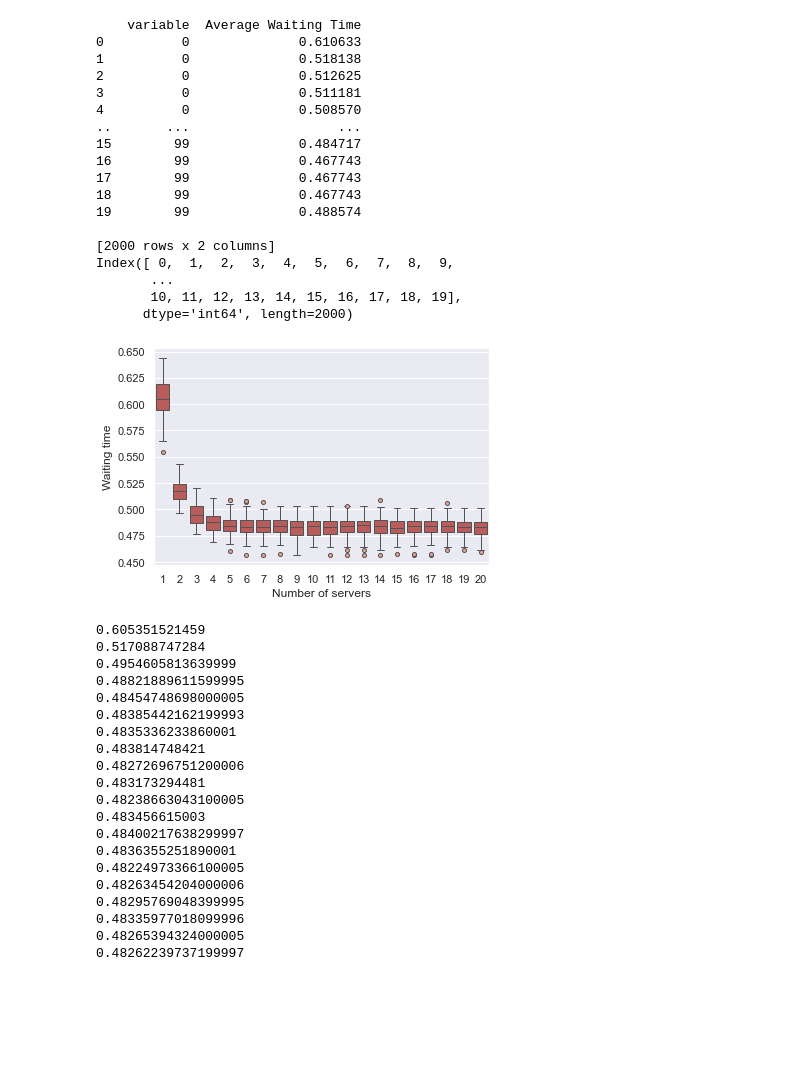
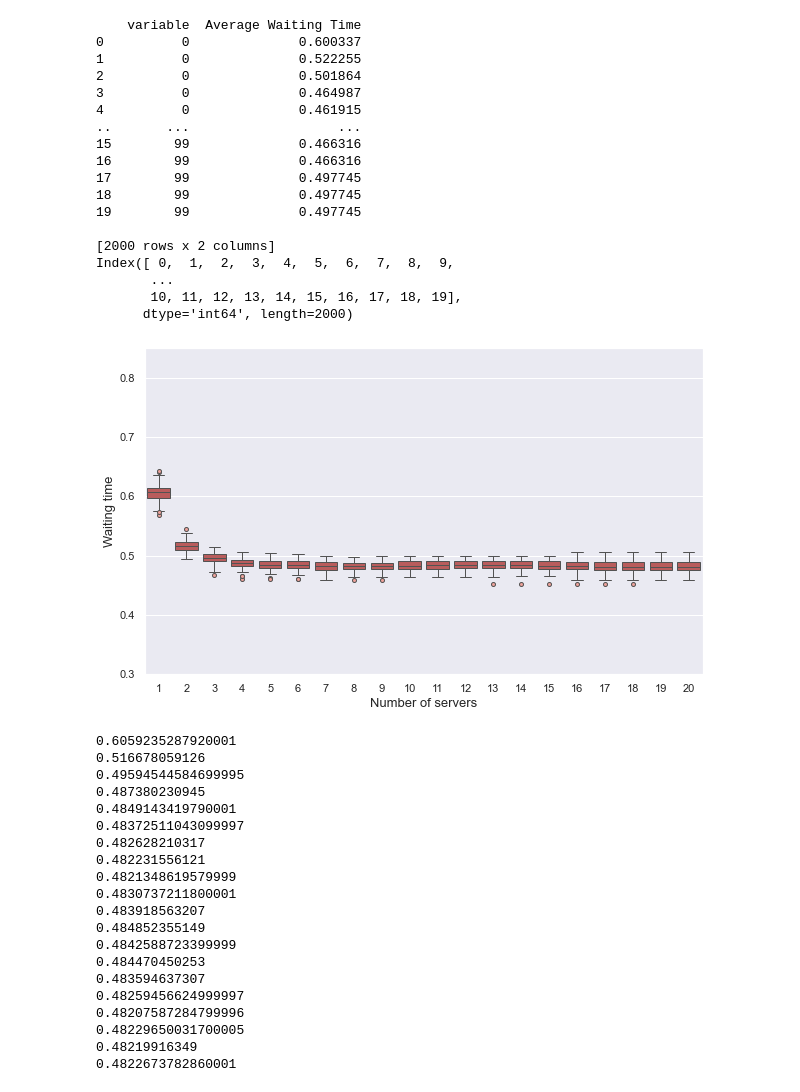
Before and after one commit to beavargas/Festivals-simulation-FYP, a Jupyter notebook: Visualization.ipynb, the cells around one changed output. Cells and saved outputs as stored; diff of their text form; code cells hidden in the pictures; blank space fills up the shorter version.

Commit message:
plots plots plots

```diff
--- a/Visualization.ipynb
+++ b/Visualization.ipynb
@@ -8,7 +8,7 @@ import numpy as np
 sns.set_theme(style="darkgrid")
 # %%
 # THIS LOADS THE RIGHT DATA IN THE RIGHT SHAPE
-simulation_mean_df = pd.read_json('RESULTS_Multimodal_Model.json')
+simulation_mean_df = pd.read_json('RESULTS_MMA_5000.json')
 simulation_mean_df = simulation_mean_df.iloc[0:]
 num_rows, num_cols = simulation_mean_df.shape
 
@@ -38,17 +38,17 @@ print(df_melted)
 print(df_melted.index)
 # %% [output]
     variable  Average Waiting Time
-0          0              0.610633
-1          0              0.518138
-2          0              0.512625
-3          0              0.511181
-4          0              0.508570
+0          0              0.600337
+1          0              0.522255
+2          0              0.501864
+3          0              0.464987
+4          0              0.461915
 ..       ...                   ...
-15        99              0.484717
-16        99              0.467743
-17        99              0.467743
-18        99              0.467743
-19        99              0.488574
+15        99              0.466316
+16        99              0.466316
+17        99              0.497745
+18        99              0.497745
+19        99              0.497745
 
 [2000 rows x 2 columns]
 Index([ 0,  1,  2,  3,  4,  5,  6,  7,  8,  9,
@@ -59,42 +59,40 @@ Index([ 0,  1,  2,  3,  4,  5,  6,  7,  8,  9,
 df_melted.index = df_melted.index + 1
 # to switch the start on the axis to 1 instead of zero, only run ONCE
 # %%
+plt.figure(figsize=(10, 6))
 ax = sns.boxplot(data=df_melted, x=df_melted.index, y="Average Waiting Time", color="#c94c4c",  flierprops=dict( marker='o', markersize=4, markerfacecolor="#eea29a"))
 
+ax.set_ylim(0.30, 0.85)
 
-#xticks_interval = 4
-#labels = ax.get_xticks()[::xticks_interval]
-#ax.set_xticks(labels)
-
-#plt.title("Multi-server Normal Distribution Model: distribution of the waiting times for festival goers per number of servers")
-#plt.title("Distribution of Waiting Times for Festival Goers Generated by the Normal Distribution Model")
-plt.xlabel("Number of servers")
-plt.ylabel("Waiting time")
+plt.xlabel("Number of servers", fontsize=13)
+plt.ylabel("Waiting time", fontsize=13)
 
 plt.show()
 
 for row in simulation_mean_df.index:
     print(np.mean(simulation_mean_df.iloc[row]))
+
+#plt.savefig("SSDA_200_boxplot_full.png", format="png")
 # %% [output]
-[figure, old version]
+[figure, new version]
-0.605351521459
-0.517088747284
-0.4954605813639999
-0.48821889611599995
-0.48454748698000005
-0.48385442162199993
-0.4835336233860001
-0.483814748421
-0.48272696751200006
-0.483173294481
-0.48238663043100005
-0.483456615003
-0.48400217638299997
-0.4836355251890001
-0.48224973366100005
-0.48263454204000006
-0.48295769048399995
-0.48335977018099996
-0.48265394324000005
-0.48262239737199997
+0.6059235287920001
+0.516678059126
+0.49594544584699995
+0.487380230945
+0.4849143419790001
+0.48372511043099997
+0.482628210317
+0.482231556121
+0.4821348619579999
+0.4830737211800001
+0.483918563207
+0.484852355149
+0.4842588723399999
+0.484470450253
+0.483594637307
+0.48259456624999997
+0.48207587284799996
+0.48229650031700005
+0.48219916349
+0.4822673782860001
 # %%
```
Also changed, not shown: parts of 4 cells of this notebook, 2 other files.
